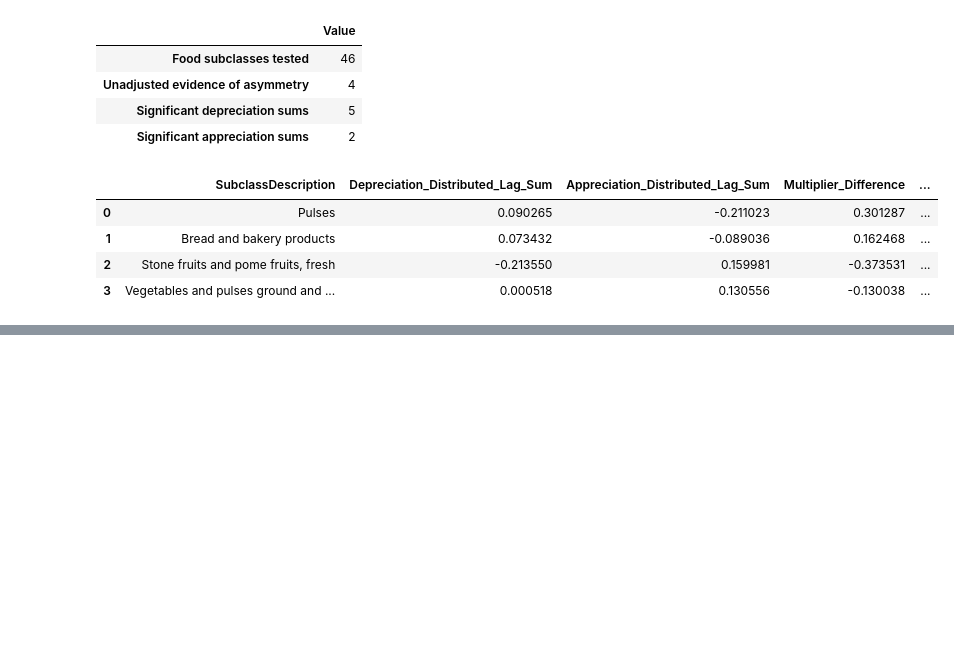
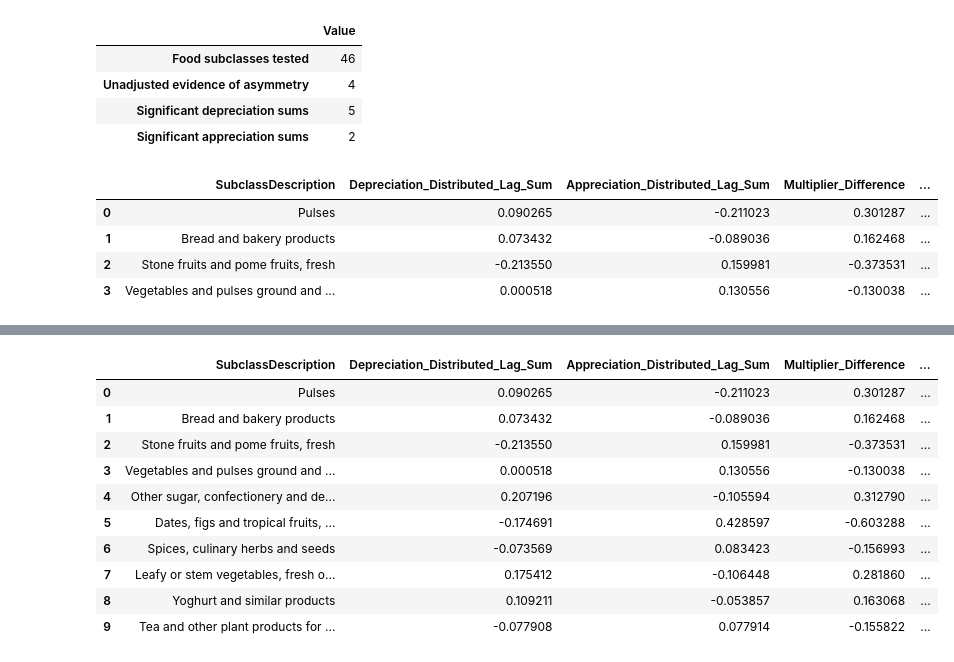
Before and after one commit to MasindiManaga/ERPT_ML_Research, a Jupyter notebook: notebooks/06_Econometric_Modelling.ipynb, the cells around one changed output, grey strips where cells are left out. Drawn from its saved outputs; the diff is of its cells as text; code cells hidden in the pictures; blank space fills up the shorter version.

```diff
--- a/notebooks/06_Econometric_Modelling.ipynb
+++ b/notebooks/06_Econometric_Modelling.ipynb
@@ -3316,0 +3346,73 @@ display(
+# %%
+# adjust the short-run coefficient-test p-values
+adjusted_short_run_results = short_run_asymmetry_results.copy()
+
+short_run_test_columns = {
+    "Asymmetry": "Asymmetry_P_Value",
+    "Depreciation": "Depreciation_Sum_P_Value",
+    "Appreciation": "Appreciation_Sum_P_Value",
+}
+
+for test_name, p_value_column in short_run_test_columns.items():
+    raw_p_values = adjusted_short_run_results[
+        p_value_column
+    ].to_numpy()
+
+    _, holm_p_values, _, _ = multipletests(
+        raw_p_values,
+        alpha=0.05,
+        method="holm",
+    )
+
+    _, fdr_p_values, _, _ = multipletests(
+        raw_p_values,
+        alpha=0.05,
+        method="fdr_bh",
+    )
+
+    adjusted_short_run_results[
+        f"{test_name}_Holm_P_Value"
+    ] = holm_p_values
+
+    adjusted_short_run_results[
+        f"{test_name}_FDR_P_Value"
+    ] = fdr_p_values
+
+adjusted_short_run_results[
+    "Final_Short_Run_Asymmetry"
+] = adjusted_short_run_results[
+    "Asymmetry_Holm_P_Value"
+].lt(0.05)
+
+adjusted_short_run_results = (
+    adjusted_short_run_results
+    .sort_values("Asymmetry_Holm_P_Value")
+    .reset_index(drop=True)
+)
+
+display(
+    adjusted_short_run_results[
+        [
+            "SubclassDescription",
+            "Depreciation_Distributed_Lag_Sum",
+            "Appreciation_Distributed_Lag_Sum",
+            "Multiplier_Difference",
+            "Asymmetry_P_Value",
+            "Asymmetry_Holm_P_Value",
+            "Asymmetry_FDR_P_Value",
+            "Final_Short_Run_Asymmetry",
+        ]
+    ].head(10)
+)
+# %% [output]
+|  | SubclassDescription | Depreciation_Distributed_Lag_Sum | Appreciation_Distributed_Lag_Sum | Multiplier_Difference | ... |
+| 0 | Pulses | 0.090265 | -0.211023 | 0.301287 | ... |
+| 1 | Bread and bakery products | 0.073432 | -0.089036 | 0.162468 | ... |
+| 2 | Stone fruits and pome fruits, fresh | -0.213550 | 0.159981 | -0.373531 | ... |
+| 3 | Vegetables and pulses ground and ... | 0.000518 | 0.130556 | -0.130038 | ... |
+| 4 | Other sugar, confectionery and de... | 0.207196 | -0.105594 | 0.312790 | ... |
+| 5 | Dates, figs and tropical fruits, ... | -0.174691 | 0.428597 | -0.603288 | ... |
+| 6 | Spices, culinary herbs and seeds | -0.073569 | 0.083423 | -0.156993 | ... |
+| 7 | Leafy or stem vegetables, fresh o... | 0.175412 | -0.106448 | 0.281860 | ... |
+| 8 | Yoghurt and similar products | 0.109211 | -0.053857 | 0.163068 | ... |
+| 9 | Tea and other plant products for ... | -0.077908 | 0.077914 | -0.155822 | ... |
```
Also changed, not shown: parts of 9 cells of this notebook.
